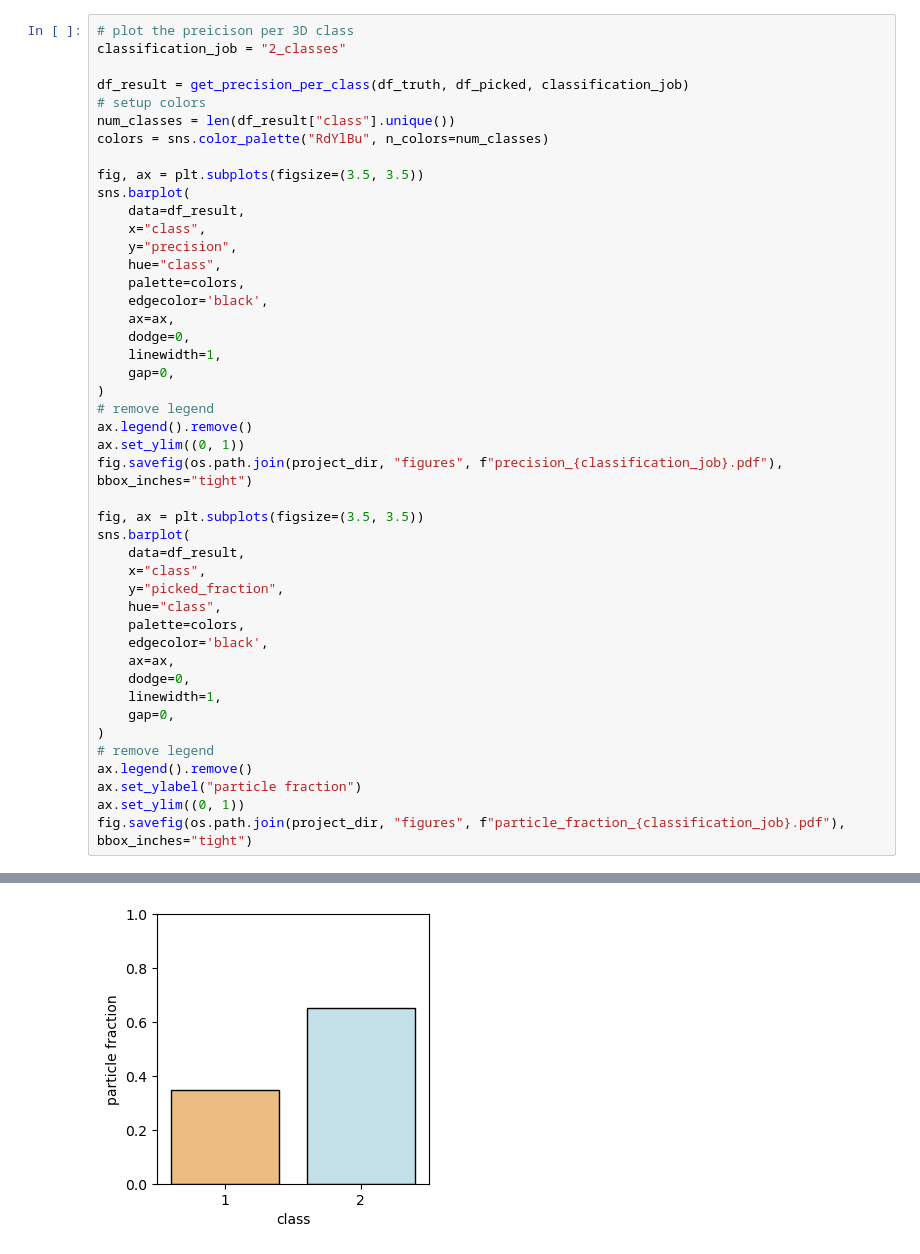
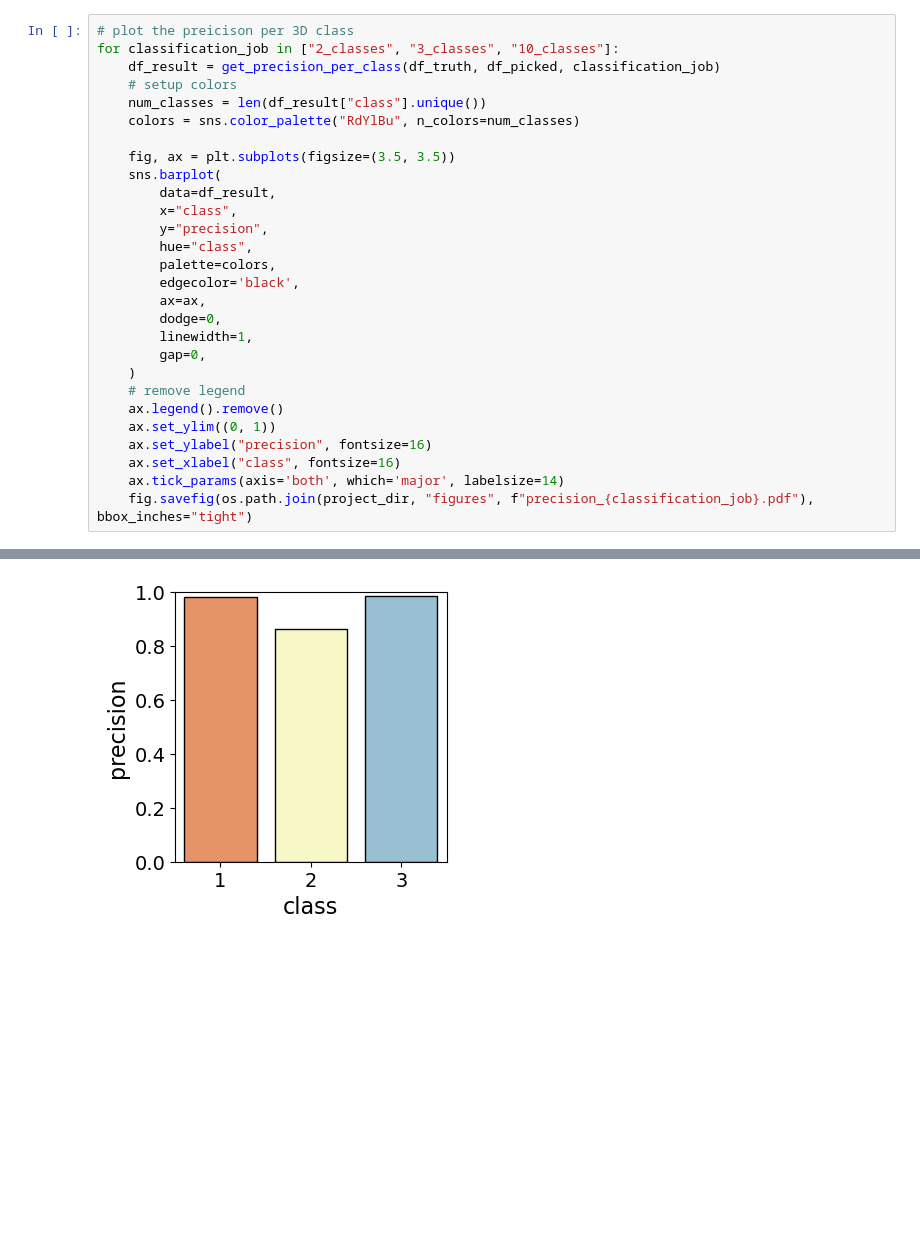
Before and after one commit to ccpem/roodmus, a Jupyter notebook: paper/figure_4.ipynb, the cells around one changed output, grey strips where cells are left out. Cells and saved outputs as stored; diff of their text form; blank space fills up the shorter version.

Commit message:
added plotting of panels for figure 4

```diff
--- a/paper/figure_4.ipynb
+++ b/paper/figure_4.ipynb
@@ -307,48 +278,31 @@ See the caveats in the documentation: https://pandas.pydata.org/pandas-docs/stab
 # %%
 # plot the preicison per 3D class
-classification_job = "2_classes"
+for classification_job in ["2_classes", "3_classes", "10_classes"]:
+    df_result = get_precision_per_class(df_truth, df_picked, classification_job)
+    # setup colors
+    num_classes = len(df_result["class"].unique())
+    colors = sns.color_palette("RdYlBu", n_colors=num_classes)
 
-df_result = get_precision_per_class(df_truth, df_picked, classification_job)
-# setup colors
-num_classes = len(df_result["class"].unique())
-colors = sns.color_palette("RdYlBu", n_colors=num_classes)
-
-fig, ax = plt.subplots(figsize=(3.5, 3.5))
-sns.barplot(
-    data=df_result,
-    x="class",
-    y="precision",
-    hue="class",
-    palette=colors,
-    edgecolor='black',
-    ax=ax,
-    dodge=0,
-    linewidth=1,
-    gap=0,
-)
-# remove legend
-ax.legend().remove()
-ax.set_ylim((0, 1))
-fig.savefig(os.path.join(project_dir, "figures", f"precision_{classification_job}.pdf"), bbox_inches="tight")
-
-fig, ax = plt.subplots(figsize=(3.5, 3.5))
-sns.barplot(
-    data=df_result,
-    x="class",
-    y="picked_fraction",
-    hue="class",
-    palette=colors,
-    edgecolor='black',
-    ax=ax,
-    dodge=0,
-    linewidth=1,
-    gap=0,
-)
-# remove legend
-ax.legend().remove()
-ax.set_ylabel("particle fraction")
-ax.set_ylim((0, 1))
-fig.savefig(os.path.join(project_dir, "figures", f"particle_fraction_{classification_job}.pdf"), bbox_inches="tight")
+    fig, ax = plt.subplots(figsize=(3.5, 3.5))
+    sns.barplot(
+        data=df_result,
+        x="class",
+        y="precision",
+        hue="class",
+        palette=colors,
+        edgecolor='black',
+        ax=ax,
+        dodge=0,
+        linewidth=1,
+        gap=0,
+    )
+    # remove legend
+    ax.legend().remove()
+    ax.set_ylim((0, 1))
+    ax.set_ylabel("precision", fontsize=16)
+    ax.set_xlabel("class", fontsize=16)
+    ax.tick_params(axis='both', which='major', labelsize=14)
+    fig.savefig(os.path.join(project_dir, "figures", f"precision_{classification_job}.pdf"), bbox_inches="tight")
 # %% [output]
 number of particles in ground truth: 120000
 number of particles in picked: 98329
@@ -364 +325 @@ test: 0.97
-[figure, old version]
+[figure, new version]
```
Also changed, not shown: parts of 21 cells of this notebook.
